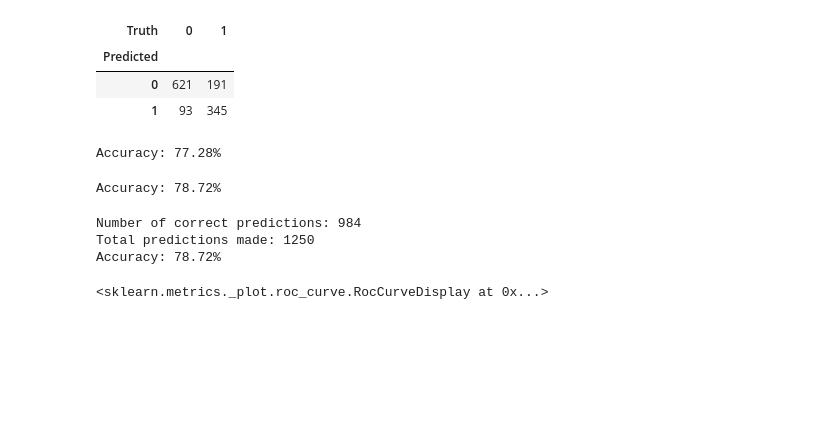
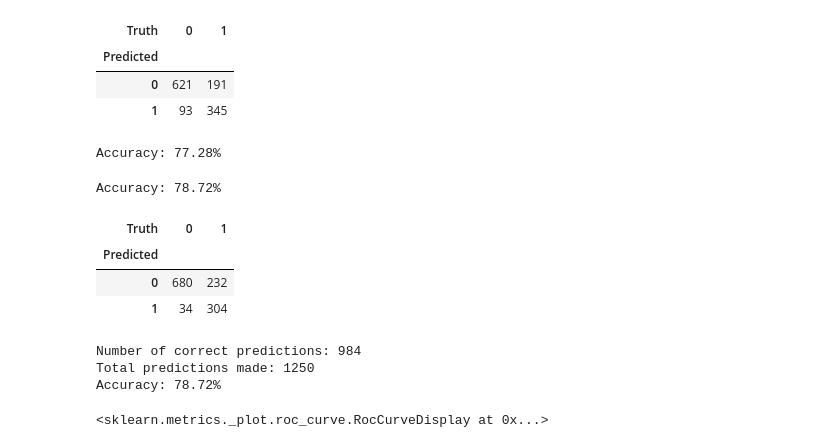
Before and after one commit to wend1k3/Wussap, a Jupyter notebook: vectorMachines.ipynb, the cells around one changed output. Saved outputs shown, nothing was run; the diff lists cells and outputs as text; code cells hidden in the pictures; blank space fills up the shorter version.

```diff
--- a/vectorMachines.ipynb
+++ b/vectorMachines.ipynb
@@ -109,6 +109,13 @@ accuracy = accuracy_score(y_test, y_hat_test)
 print(f"Accuracy: {accuracy:.2%}")
 # %% [output]
 Accuracy: 78.72%
+# %%
+confusion_table(y_hat_test,y_test)
+# %% [output]
+| Truth | 0 | 1 |
+| Predicted |  |  |
+| 0 | 680 | 232 |
+| 1 | 34 | 304 |
 # %%
 test_ids = test['ID']
 predictions_df = pd.DataFrame({
```
Also changed, not shown: parts of 4 cells of this notebook.
